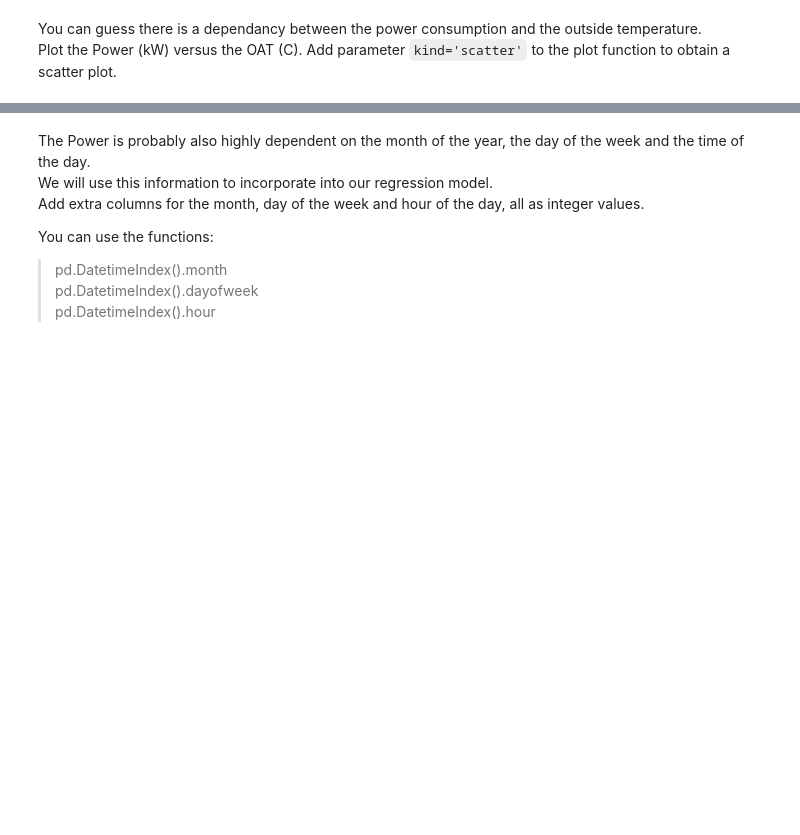
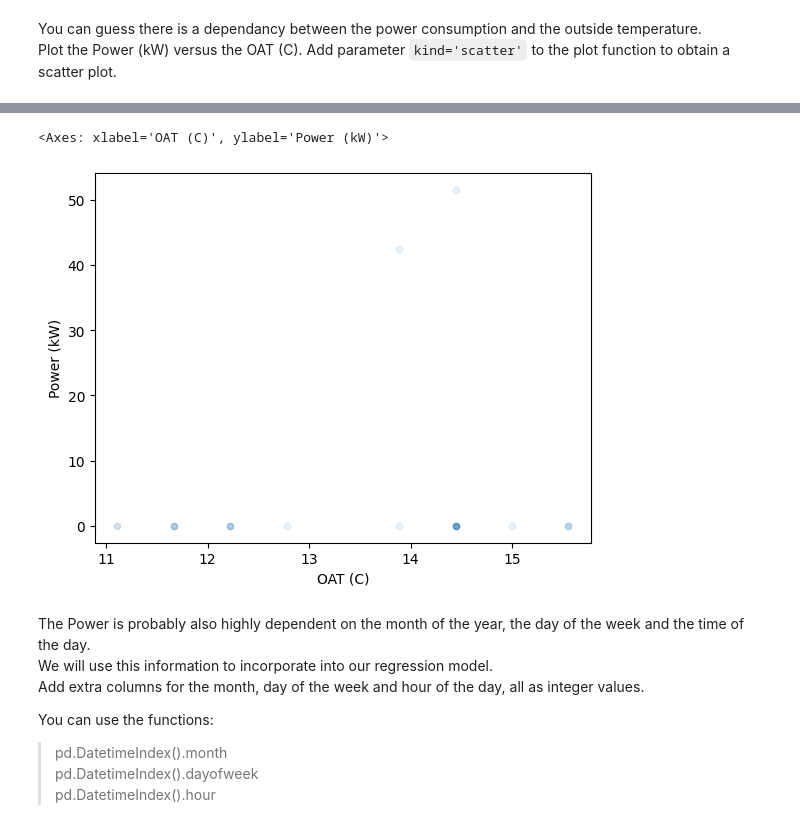
Before and after one commit to HOGENT-ML/course, a Jupyter notebook: 220-exercise_building_oat.ipynb, the cells around one changed output, grey strips where cells are left out. Drawn from its saved outputs; the diff is of its cells as text; code cells hidden in the pictures; blank space fills up the shorter version.

```diff
--- a/220-exercise_building_oat.ipynb
+++ b/220-exercise_building_oat.ipynb
@@ -65,0 +56,4 @@ Convert all values °F to °C.
+# %%
+oats["OAT (C)"] = (oats["OAT (F)"] - 32)/1.8
+oats.drop("OAT (F)", axis=1, inplace=True)
+oats.tail()
@@ -75,0 +69,3 @@ Convert the type of Timestamp from 'object' to 'datetime'. This will change the
+# %%
+oats["Timestamp"] = pd.to_datetime(oats["Timestamp"], format="%m/%d/%Y %H:%M")
+oats.tail()
@@ -100,0 +102,5 @@ Assign both values to a variable.
+# %%
+mean = oats["Power (kW)"].mean()
+std = oats["Power (kW)"].std()
+print(mean)
+print(std)
@@ -118,0 +113,3 @@ This is a popular way of removing outliers from the dataset, which are often bad
+# %%
+oats = oats[(oats["Power (kW)"] < mean + 3 * std) & (oats["Power (kW)"] < mean - 3 * std)]
+oats
@@ -126,3 +137,8 @@ Plot the Power (kW) versus the OAT (C). Add parameter `kind='scatter'` to the pl
+# %%
+oats.plot(kind='scatter', x='OAT (C)', y='Power (kW)', alpha=0.1)
+# %% [output]
+<Axes: xlabel='OAT (C)', ylabel='Power (kW)'>
+[figure, added]
 # %% [markdown]
 The Power is probably also highly dependent on the month of the year, the day of the week and the time of the day.
 We will use this information to incorporate into our regression model.
```
Also changed, not shown: parts of 48 cells of this notebook.
